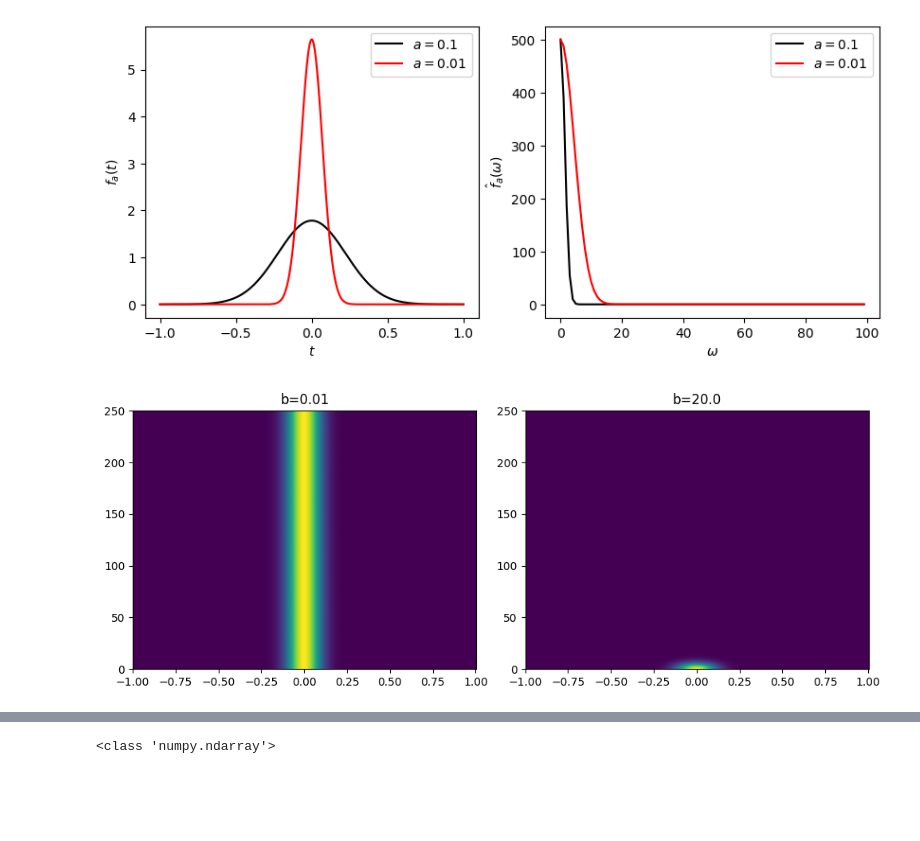
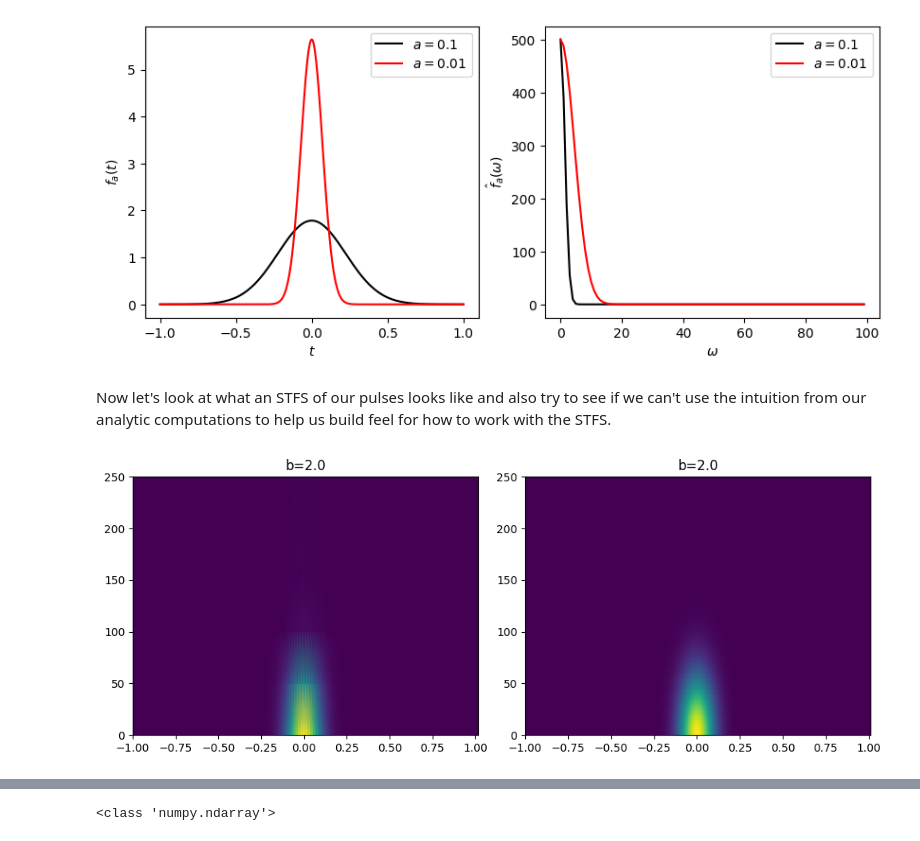
Before and after one commit to cwcurtis/MATH-596-Mathematical-Data-Science, a Jupyter notebook: Lecture_Notes/FFT_Wavelets_and_Signal_Processing_Notes.ipynb, the cells around one changed output, grey strips where cells are left out. Saved outputs shown, nothing was run; the diff lists cells and outputs as text; code cells hidden in the pictures; blank space fills up the shorter version.

```diff
--- a/Lecture_Notes/FFT_Wavelets_and_Signal_Processing_Notes.ipynb
+++ b/Lecture_Notes/FFT_Wavelets_and_Signal_Processing_Notes.ipynb
@@ -271,27 +273,30 @@ ax[1].legend()
 # %% [output]
 <matplotlib.legend.Legend at 0x...>
 [figure]
+# %% [markdown]
+Now let's look at what an STFS of our pulses looks like and also try to see if we can't use the intuition from our analytic computations to help us build feel for how to work with the STFS.
 # %%
 # Okay, this while we can deal with this analytically, dealing with it numerically is a little bit of a nightmare
 # given how narrow our profiles are.  That said, if you choose seglength and noverlap to be very large, you can
 # make this do what you think it should.
 
-bval1 = .01
-bval2 = 20.
+bval1 = 2.
+bval2 = 2.
 fs = Npts/(2.*tw)
-seglength = Npts - 2
-f1, t1, Zxx1 = stft(gaussvals2, fs=fs, window = ('gaussian', bval1), nperseg=seglength, noverlap=seglength-2)
-f2, t2, Zxx2 = stft(gaussvals2, fs=fs, window = ('gaussian', bval2), nperseg=seglength, noverlap=seglength-2)
+seglength1 = int(.01*Npts) # we get funny artifacts from using too few points per window computation
+seglength2 = int(.1*Npts) # the wider the window, generally the more points we need in a window segment.
+f1, t1, Zxx1 = stft(gaussvals2, fs=fs, window = ('gaussian', bval1), nperseg=seglength1, noverlap=2)
+f2, t2, Zxx2 = stft(gaussvals2, fs=fs, window = ('gaussian', bval2), nperseg=seglength2, noverlap=int(.95*seglength2))
 
 scfac1 = np.max(np.abs(Zxx1))
 scfac2 = np.max(np.abs(Zxx2))
 
 fig, axes = plt.subplots(1, 2, figsize=(10, 4))
 ax = axes.ravel()
 ax[0].pcolormesh(t1-tw, f1, np.abs(Zxx1)/scfac1, shading='gouraud')
 ax[0].set_title(f"b={bval1}")
 ax[1].pcolormesh(t2-tw, f2, np.abs(Zxx2)/scfac2, shading='gouraud')
 ax[1].set_title(f"b={bval2}")
 plt.tight_layout()
 # %% [output]
-[figure, old version]
+[figure, new version]
```
Also changed, not shown: parts of 6 cells of this notebook.
